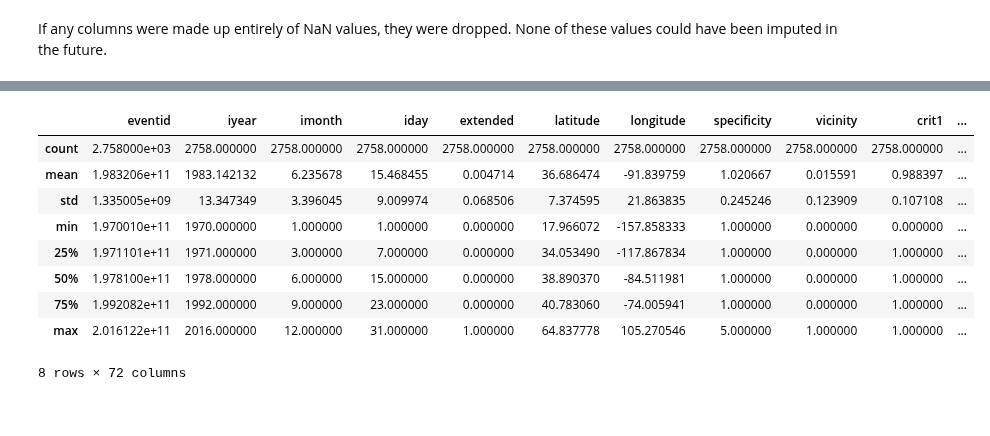
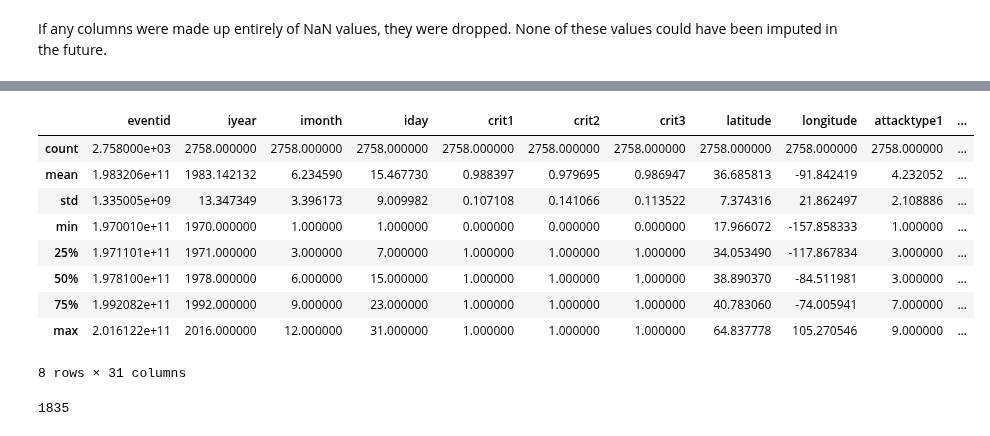
Before and after one commit to jakecarlson1/machine-learning-labs, a Jupyter notebook: Lab1/Lab 1 - Exploring Table Data.ipynb, the cells around one changed output, grey strips where cells are left out. Saved outputs shown, nothing was run; the diff lists cells and outputs as text; code cells hidden in the pictures.

```diff
--- a/Lab1/Lab 1 - Exploring Table Data.ipynb
+++ b/Lab1/Lab 1 - Exploring Table Data.ipynb
@@ -221,8 +221,8 @@ import dateutil.parser
 # replace dates with the first date of the approximate range
 for index, row in df[ df.approxdate.notnull() ].iterrows():
     date = dateutil.parser.parse( row.approxdate.split('-')[0] )
-    df.set_value(index, 'imonth', date.month)
-    df.set_value(index, 'iday', date.day)
+    df.loc[index, 'imonth'] = date.month
+    df.loc[index, 'iday'] = date.day
 
 # the first ten instances with approximate dates
 df[['imonth', 'iday', 'approxdate']][df.approxdate.notnull()].head(10)
@@ -282,6 +282,17 @@ If any columns were made up entirely of NaN values, they were dropped. None of t
 # https://stackoverflow.com/a/10859883
 
 df = df.dropna(axis=1,how='all')
+# %%
+to_keep = ['eventid', 'iyear', 'imonth', 'iday', 'crit1', 'crit2',
+           'crit3', 'city', 'latitude', 'longitude', 'attacktype1',
+           'attacktype1_txt', 'attacktype2', 'attacktype2_txt',
+           'attacktype3', 'attacktype3_txt', 'success', 'suicide',
+           'targtype1', 'targtype1_txt', 'corp1', 'individual',
+           'nperps', 'nperpcap', 'claimed', 'claimmode',
+           'claimmode_txt', 'nkill', 'nkillter', 'nwound', 'nwoundte',
+           'property', 'propextent', 'propextent_txt', 'propvalue',
+           'nhostkid', 'ransomamt', 'ransompaid', 'nreleased']
+df = df[to_keep]
 # %%
 print(df.dtypes)
 # %% [output]
@@ -337,20 +348,31 @@ plt.show()
 # %%
 # create a new dataframe, grouping by attack type
-df_attck_type = df.groupby(by=['attacktype1'])
+# df_city = df.groupby(by=['city'])
 # fill missing values with median
-df_imputed = df_attck_type.transform(lambda grp: grp.fillna(grp.median()))
+df_imputed = df.transform(lambda grp: grp.fillna(grp.median()) if grp.dtype != 'object' else grp)
 # replace deleted columns
 col_deleted = list(set(df.columns) - set(df_imputed.columns))
 df_imputed[col_deleted] = df[col_deleted]
 df_imputed.describe()
 # %% [output]
-|  | eventid | iyear | imonth | iday | extended | latitude | longitude | specificity | vicinity | crit1 | ... |
+|  | eventid | iyear | imonth | iday | crit1 | crit2 | crit3 | latitude | longitude | attacktype1 | ... |
 | count | 2.758000e+03 | 2758.000000 | 2758.000000 | 2758.000000 | 2758.000000 | 2758.000000 | 2758.000000 | 2758.000000 | 2758.000000 | 2758.000000 | ... |
-| mean | 1.983206e+11 | 1983.142132 | 6.235678 | 15.468455 | 0.004714 | 36.686474 | -91.839759 | 1.020667 | 0.015591 | 0.988397 | ... |
-| std | 1.335005e+09 | 13.347349 | 3.396045 | 9.009974 | 0.068506 | 7.374595 | 21.863835 | 0.245246 | 0.123909 | 0.107108 | ... |
-| min | 1.970010e+11 | 1970.000000 | 1.000000 | 1.000000 | 0.000000 | 17.966072 | -157.858333 | 1.000000 | 0.000000 | 0.000000 | ... |
-| 25% | 1.971101e+11 | 1971.000000 | 3.000000 | 7.000000 | 0.000000 | 34.053490 | -117.867834 | 1.000000 | 0.000000 | 1.000000 | ... |
-| 50% | 1.978100e+11 | 1978.000000 | 6.000000 | 15.000000 | 0.000000 | 38.890370 | -84.511981 | 1.000000 | 0.000000 | 1.000000 | ... |
-| 75% | 1.992082e+11 | 1992.000000 | 9.000000 | 23.000000 | 0.000000 | 40.783060 | -74.005941 | 1.000000 | 0.000000 | 1.000000 | ... |
-| max | 2.016122e+11 | 2016.000000 | 12.000000 | 31.000000 | 1.000000 | 64.837778 | 105.270546 | 5.000000 | 1.000000 | 1.000000 | ... |
+| mean | 1.983206e+11 | 1983.142132 | 6.234590 | 15.467730 | 0.988397 | 0.979695 | 0.986947 | 36.685813 | -91.842419 | 4.232052 | ... |
+| std | 1.335005e+09 | 13.347349 | 3.396173 | 9.009982 | 0.107108 | 0.141066 | 0.113522 | 7.374316 | 21.862497 | 2.108886 | ... |
+| min | 1.970010e+11 | 1970.000000 | 1.000000 | 1.000000 | 0.000000 | 0.000000 | 0.000000 | 17.966072 | -157.858333 | 1.000000 | ... |
+| 25% | 1.971101e+11 | 1971.000000 | 3.000000 | 7.000000 | 1.000000 | 1.000000 | 1.000000 | 34.053490 | -117.867834 | 3.000000 | ... |
+| 50% | 1.978100e+11 | 1978.000000 | 6.000000 | 15.000000 | 1.000000 | 1.000000 | 1.000000 | 38.890370 | -84.511981 | 3.000000 | ... |
+| 75% | 1.992082e+11 | 1992.000000 | 9.000000 | 23.000000 | 1.000000 | 1.000000 | 1.000000 | 40.783060 | -74.005941 | 7.000000 | ... |
+| max | 2.016122e+11 | 2016.000000 | 12.000000 | 31.000000 | 1.000000 | 1.000000 | 1.000000 | 64.837778 | 105.270546 | 9.000000 | ... |
-8 rows × 72 columns
+8 rows × 31 columns
+# %%
+# df_citys = df_imputed[df_imputed.groupby('city').city.transform(len) > 1]
+df_citys = df_imputed.groupby(by=['city']).filter(lambda x: len(x) > 4)
+# df_citys = df_imputed.groupby('city').city.transform(len) > 1
+df_citys.head()
+# df_grouped = df_imputed.groupby(by=['city', 'attacktype1'])
+# attack_rate = df_grouped.attacktype1.sum() / df_grouped.attacktype1.count()
+# ax = attack_rate.plot(kind='barh')
+len(df_citys)
+# %% [output]
+1835
```
Also changed, not shown: parts of 19 cells of this notebook, 1 other file.
